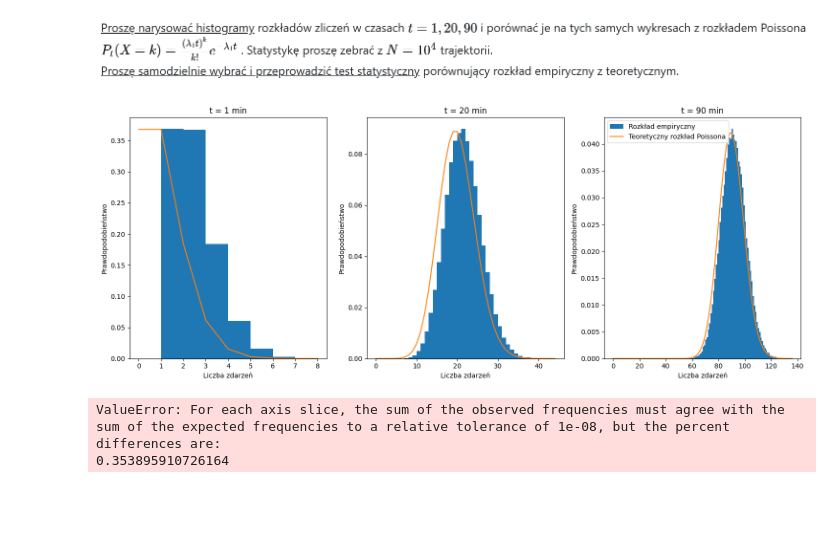
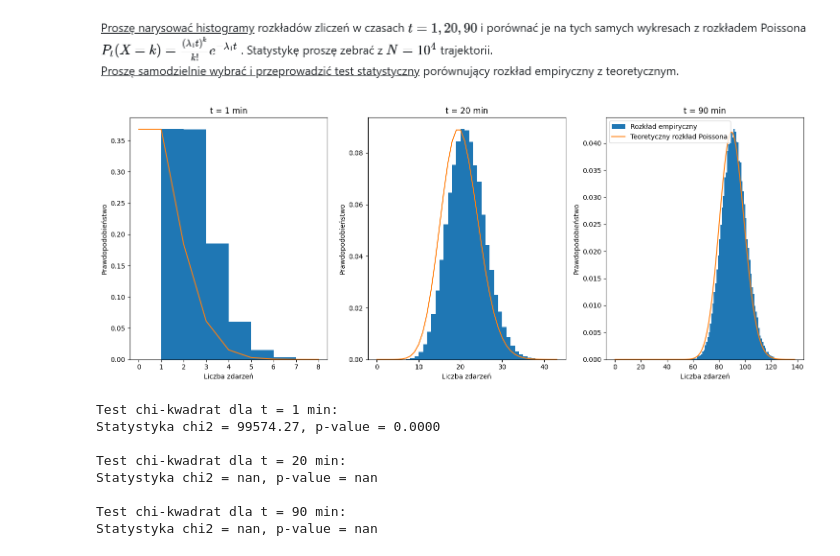
Before and after one commit to Blato122/MetodyStatystyczne-2024.25, a Jupyter notebook: poisson_processes/ex13.ipynb, the cells around one changed output. Saved outputs shown, nothing was run; the diff lists cells and outputs as text; code cells hidden in the pictures; blank space fills up the shorter version.

```diff
--- a/poisson_processes/ex13.ipynb
+++ b/poisson_processes/ex13.ipynb
@@ -40,51 +40,56 @@ trajectories = \
 # %%
 counts = defaultdict(list)
 for traj in trajectories:
     for t in times:
         counts[t].append(sum(1 for event in traj if event <= t))
 
 plt.figure(figsize=(15, 6))
 for i, t in enumerate(times):
     plt.subplot(1, len(times), i+1) # 1 row, len(times) columns, i+1-th plot
 
     # https://en.wikipedia.org/wiki/Histogram#Number_of_bins_and_width
     # n_bins = scotts_bin_width(counts[t])
-    n_bins = np.ceil(max(counts[t]) - min(counts[t])).astype(int) # looks best out of all tested methods
-    plt.hist(counts[t], bins=n_bins, density=True, label="Rozkład empiryczny")
+    # n_bins = np.ceil(max(counts[t]) - min(counts[t])).astype(int)
+    bins = np.arange(min(counts[t]), max(counts[t]), 1) # looks best out of all tested methods
+    plt.hist(counts[t], bins=bins, density=True, label="Rozkład empiryczny")
 
-    max_count = max(counts[t])
-    k_values = range(max_count+1)
+    k_values = range(max(counts[t])+1)
     poisson_probs = [poisson_distribution(lambda1*t, k) for k in k_values]
     plt.plot(k_values, poisson_probs, label="Teoretyczny rozkład Poissona")
 
     plt.title(f"t = {t} min")
     plt.xlabel("Liczba zdarzeń")
     plt.ylabel("Prawdopodobieństwo")
 
 plt.legend()
 plt.tight_layout()
 plt.show()
 # %% [output]
-[figure, old version]
+[figure, new version]
-# %%
-from scipy.stats import chisquare
-
-for t in times:
-    empirical_counts = np.array(counts[t])
-
-    num_bins = scotts_bin_width(empirical_counts)
-    bins = np.linspace(min(empirical_counts), max(empirical_counts) + 1, num_bins + 1)
-
-    observed, bin_edges = np.histogram(empirical_counts, bins=bins)
-
-    bin_centers = (bin_edges[:-1] + bin_edges[1:]) / 2
-
-    expected = np.array([
-        N * poisson_distribution(lambda1 * t, int(k)) for k in bin_centers
-    ])
-
-    chi2, p_value = chisquare(f_obs=observed, f_exp=expected)
-    print(f"t = {t}: Chi-square = {chi2:.2f}, p-value = {p_value:.4f}")
-# %% [output]
-ValueError: For each axis slice, the sum of the observed frequencies must agree with the sum of the expected frequencies to a relative tolerance of 1e-08, but the percent differences are:
-0.353895910726164
+# %%
+from scipy.stats import chisquare
+
+for t in times:
+    # Obliczenie histogramu obserwowanych częstości
+    observed_counts = np.bincount(counts[t]) # Count number of occurrences of each value in array of non-negative ints.
+    observed_frequencies = observed_counts / len(counts[t])
+
+    # Obliczenie oczekiwanych częstości na podstawie rozkładu Poissona
+    k_values = np.arange(len(observed_counts))
+    poisson_probs = [poisson_distribution(lambda1*t, k) for k in k_values]
+    expected_frequencies = poisson_probs / np.sum(poisson_probs)
+    expected_counts = expected_frequencies * len(counts[t])
+
+    # Wykonanie testu chi-kwadrat
+    chi2_stat, p_value = chisquare(f_obs=observed_counts, f_exp=expected_counts)
+    print(f"Test chi-kwadrat dla t = {t} min:")
+    print(f"Statystyka chi2 = {chi2_stat:.2f}, p-value = {p_value:.4f}\n")
+# %% [output]
+Test chi-kwadrat dla t = 1 min:
+Statystyka chi2 = 99574.27, p-value = 0.0000
+
+Test chi-kwadrat dla t = 20 min:
+Statystyka chi2 = nan, p-value = nan
+
+Test chi-kwadrat dla t = 90 min:
+Statystyka chi2 = nan, p-value = nan
```
Also changed, not shown: 1 other file.
